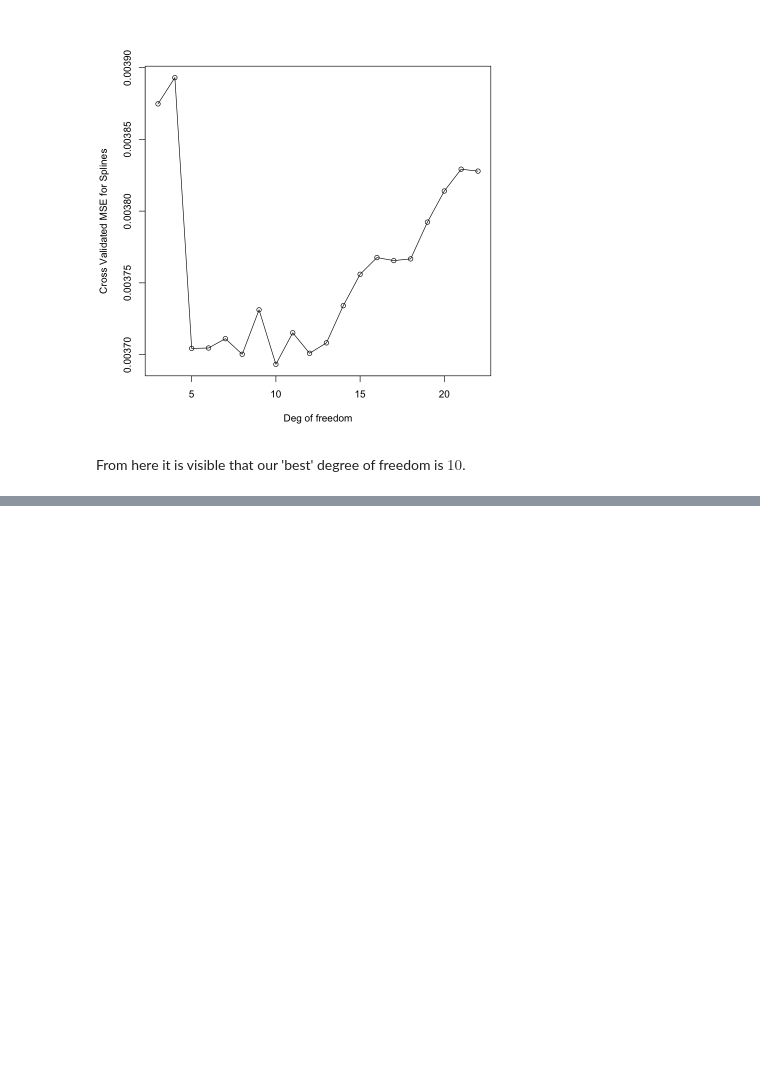
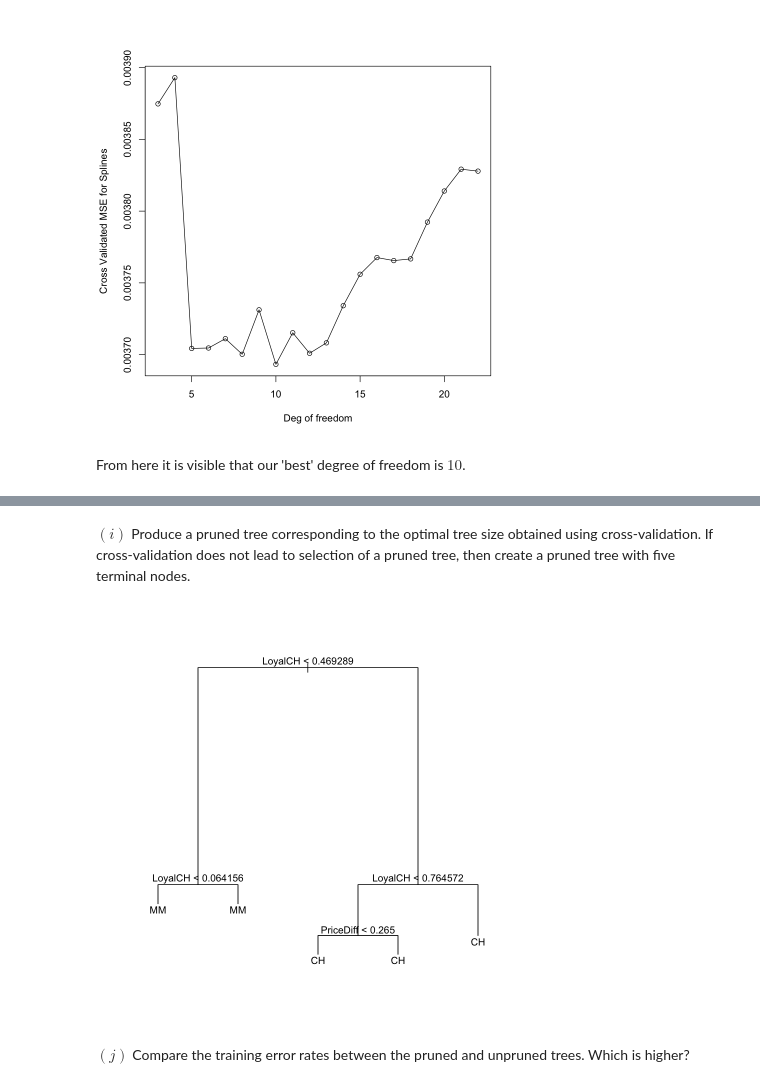
Before and after one commit to nilavam/Data-Mining, a Jupyter notebook: Assign3/Assign3.ipynb, the cells around one changed output, grey strips where cells are left out. Cells and saved outputs as stored; diff of their text form; code cells hidden in the pictures; blank space fills up the shorter version.

```diff
--- a/Assign3/Assign3.ipynb
+++ b/Assign3/Assign3.ipynb
@@ -176,0 +291,10 @@ From here it is visible that our 'best' degree of freedom is $10$.
+# %% [markdown]
+$(i)$ Produce a pruned tree corresponding to the optimal tree size obtained using cross-validation. If cross-validation does not lead to selection of a pruned tree, then create a pruned tree with five terminal nodes.
+# %%
+oj.pruned_tree <-  prune.tree(oj.tree, best = 5)
+plot(oj.pruned_tree)
+text(oj.pruned_tree)
+# %% [output]
+[figure, added]
+# %% [markdown]
+$(j)$ Compare the training error rates between the pruned and unpruned trees. Which is higher?
```
Also changed, not shown: parts of 33 cells of this notebook, 5 other files.
